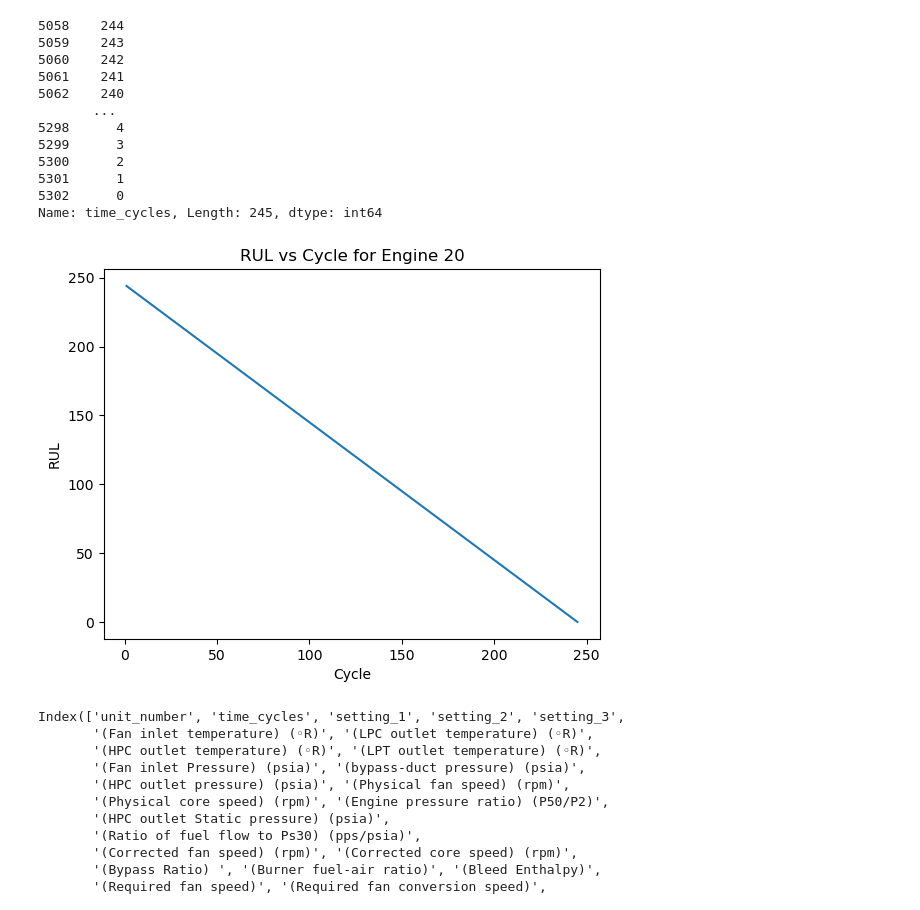
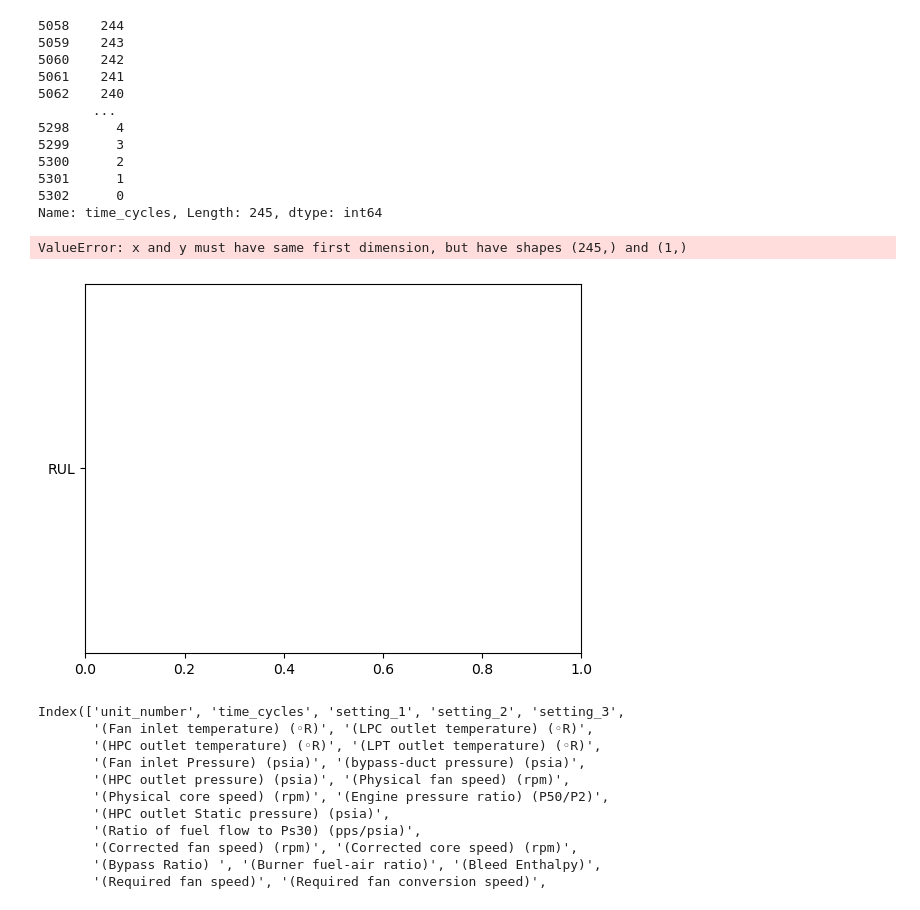
Before and after one commit to yadvendrasinghshekhawat02-design/first-, a Jupyter notebook: fd004_analysis.ipynb, the cells around one changed output. Saved outputs shown, nothing was run; the diff lists cells and outputs as text; code cells hidden in the pictures.

```diff
--- a/fd004_analysis.ipynb
+++ b/fd004_analysis.ipynb
@@ -407,13 +407,14 @@ RUL
 Name: time_cycles, Length: 245, dtype: int64
 # %%
 plt.figure()
-plt.plot(engine_20['time_cycles'], engine_20['RUL'])
+plt.plot(engine_20['time_cycles'], ['RUL'])
 plt.xlabel("Cycle")
 plt.ylabel("RUL")
 plt.title("RUL vs Cycle for Engine 20")
 plt.show()
 # %% [output]
+ValueError: x and y must have same first dimension, but have shapes (245,) and (1,)
-[figure, old version]
+[figure, new version]
 # %%
 train_df.columns
 # %% [output]
```
Also changed, not shown: parts of 13 cells of this notebook.
